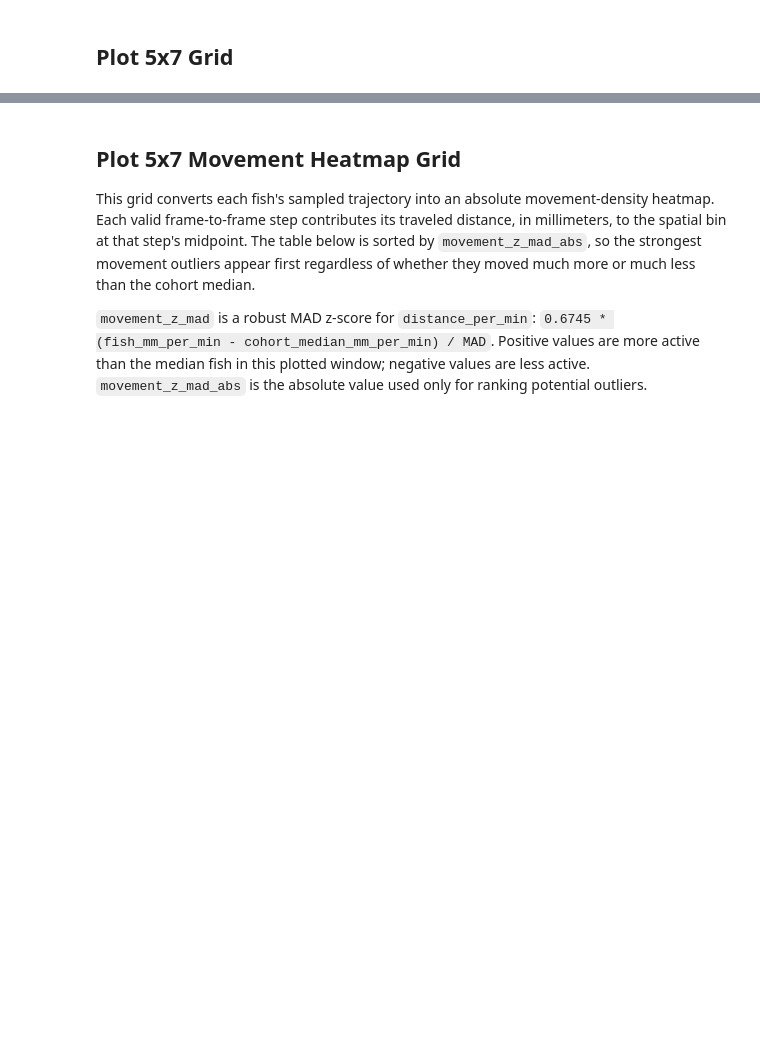
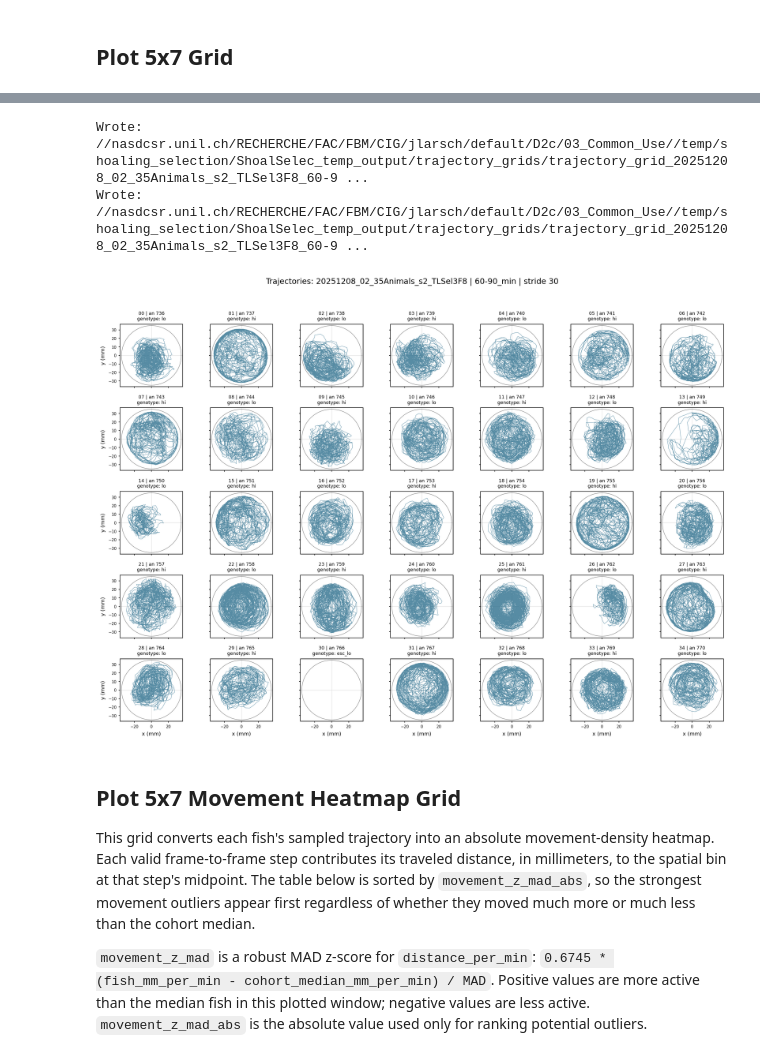
Before and after one commit to cryez/jlsocialbehavior, a Jupyter notebook: Analyses/ShoalingTrajectoryGrid_2026.ipynb, the cells around one changed output, grey strips where cells are left out. Drawn from its saved outputs; the diff is of its cells as text; code cells hidden in the pictures; blank space fills up the shorter version.

```diff
--- a/Analyses/ShoalingTrajectoryGrid_2026.ipynb
+++ b/Analyses/ShoalingTrajectoryGrid_2026.ipynb
@@ -611,19 +138,2 @@ Raw trajectory file: \\nasdcsr.unil.ch\RECHERCHE\FAC\FBM\CIG\jlarsch\default\D2c
 # %% [markdown]
 ## Load Trajectory Window
-# %%
-xy_mm, animal_ids, arena_radius_mm, trajectory_meta, trajectory_cache = load_or_build_trajectory(
-    selected_row,
-    n_fish=N_FISH,
-    time_window_min=TIME_WINDOW_MIN,
-    use_full_recording=USE_FULL_RECORDING,
-    frame_stride=FRAME_STRIDE,
-    fps=FPS,
-)
-
-print('xy_mm shape:', xy_mm.shape)
-animal_genotypes = genotype_labels_for_animals(animal_ids, infoAn)
-
-print('animal IDs:', animal_ids)
-print('animal genotypes:', animal_genotypes)
-print('arena radius (mm):', arena_radius_mm)
-print('scale source:', trajectory_meta.get('scale_source'))
@@ -657,3 +361,66 @@ Wrote: //nasdcsr.unil.ch/RECHERCHE/FAC/FBM/CIG/jlarsch/default/D2c/03_Common_Use
+# %%
+# Draw one trajectory subplot per fish. The notebook expects a 35-fish
+# experiment, arranged as 5 rows by 7 columns for fast visual screening.
+n_fish = xy_mm.shape[1]
+n_rows, n_cols = 5, 7
+if n_fish != n_rows * n_cols:
+    raise ValueError(f'Expected {n_rows * n_cols} fish for a 5x7 grid, got {n_fish}.')
+if len(animal_genotypes) != n_fish:
+    raise ValueError(f'Expected {n_fish} genotype labels, got {len(animal_genotypes)}.')
+
+fig, axes = plt.subplots(n_rows, n_cols, figsize=(14, 10), sharex=True, sharey=True, dpi=FIGURE_DPI)
+
+# Use the same x/y range for every subplot so fish can be compared directly.
+# The arena radius anchors the scale, and the trajectory percentile avoids one
+# rare tracking jump creating a huge empty plot range.
+limit = max(arena_radius_mm * 1.05, float(np.nanpercentile(np.abs(xy_mm), 99.5)) * 1.02)
+theta = np.linspace(0, 2 * np.pi, 181)
+circle_x = arena_radius_mm * np.cos(theta)
+circle_y = arena_radius_mm * np.sin(theta)
+
+for fish_idx, ax in enumerate(axes.ravel()):
+    xy = xy_mm[:, fish_idx, :]
+    ax.plot(xy[:, 0], xy[:, 1], color='#2D6F8E', lw=0.45, alpha=0.8, rasterized=True)
+    ax.plot(circle_x, circle_y, color='0.25', lw=0.55, alpha=0.7)
+    ax.axhline(0, color='0.8', lw=0.35, zorder=0)
+    ax.axvline(0, color='0.8', lw=0.35, zorder=0)
+    ax.set_xlim(-limit, limit)
+    ax.set_ylim(-limit, limit)
+    ax.set_aspect('equal', adjustable='box')
+
+    # The title carries the local fish index, true animal ID, and genotype so
+    # unusual trajectories can be traced back to the metadata table.
+    genotype = str(animal_genotypes[fish_idx]).strip() or 'unknown'
+    ax.set_title(f'{fish_idx:02d} | an {animal_ids[fish_idx]}\ngenotype: {genotype}', fontsize=7)
+    ax.tick_params(labelsize=6, length=2)
+
+for ax in axes[-1, :]:
+    ax.set_xlabel('x (mm)', fontsize=8)
+for ax in axes[:, 0]:
+    ax.set_ylabel('y (mm)', fontsize=8)
+
+folder = trajectory_meta.get('folder') or trajectory_meta.get('txt_stem', '')
+fig.suptitle(
+    f'Trajectories: {folder} | {trajectory_meta.get("window_label", "window")} | stride {trajectory_meta.get("frame_stride")}',
+    fontsize=12,
+    y=0.995,
+)
+fig.tight_layout(rect=[0, 0, 1, 0.97])
+
+output_base = os.path.join(
+    OUTPUT_DIR,
+    safe_filename(f'trajectory_grid_{folder}_{trajectory_meta.get("window_label", "window")}')
+)
+if SAVE_FIGURES:
+    fig.savefig(output_base + '.png', dpi=FIGURE_DPI, bbox_inches='tight')
+    fig.savefig(output_base + '.pdf', bbox_inches='tight')
+    print('Wrote:', output_base + '.png')
+    print('Wrote:', output_base + '.pdf')
+plt.show()
+# %% [output]
+Wrote: //nasdcsr.unil.ch/RECHERCHE/FAC/FBM/CIG/jlarsch/default/D2c/03_Common_Use//temp/shoaling_selection/ShoalSelec_temp_output/trajectory_grids/trajectory_grid_20251208_02_35Animals_s2_TLSel3F8_60-9 ...
+Wrote: //nasdcsr.unil.ch/RECHERCHE/FAC/FBM/CIG/jlarsch/default/D2c/03_Common_Use//temp/shoaling_selection/ShoalSelec_temp_output/trajectory_grids/trajectory_grid_20251208_02_35Animals_s2_TLSel3F8_60-9 ...
+[figure, added]
 # %% [markdown]
 ## Plot 5x7 Movement Heatmap Grid
 
```
Also changed, not shown: parts of 10 cells of this notebook, 1 other file.
